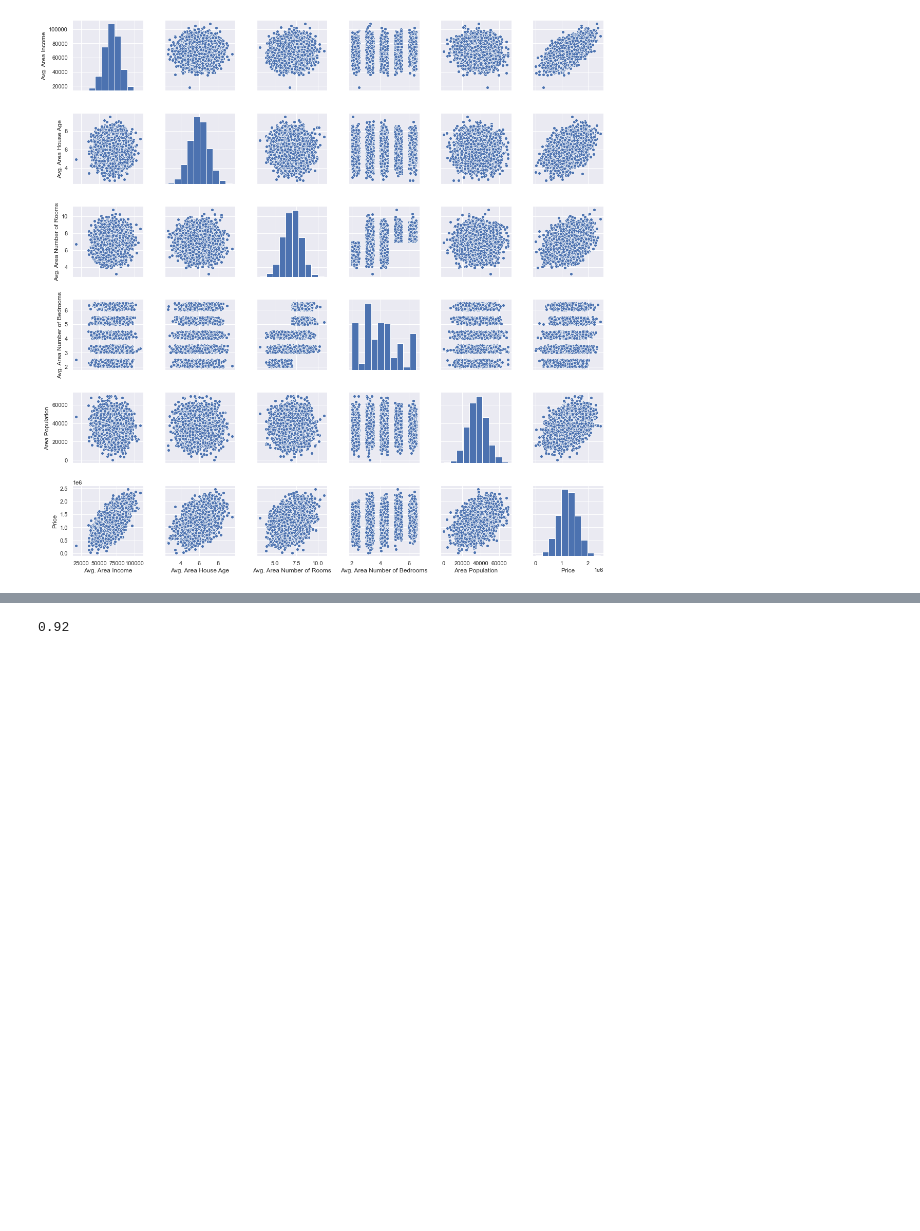
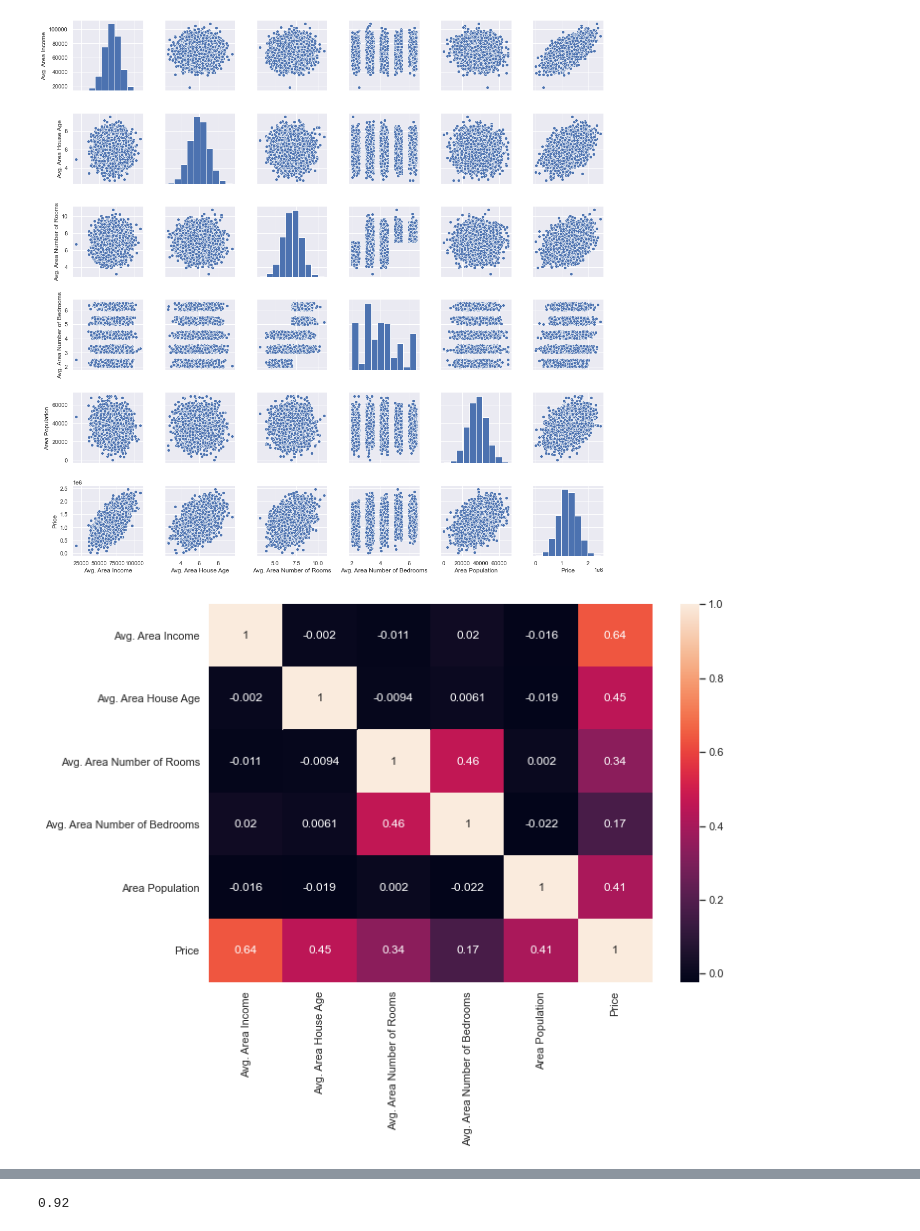
Before and after one commit to Nwosu-Ihueze/housing_regression, a Jupyter notebook: housing.ipynb, the cells around one changed output, grey strips where cells are left out. Saved outputs shown, nothing was run; the diff lists cells and outputs as text; code cells hidden in the pictures; blank space fills up the shorter version.

```diff
--- a/housing.ipynb
+++ b/housing.ipynb
@@ -73,6 +73,15 @@ sns.pairplot(USA_Housing)
 # %% [output]
 <seaborn.axisgrid.PairGrid at 0x...>
 [figure]
+# %%
+housing_corr = USA_Housing.corr()
+housing_corr
+
+plt.figure(figsize = (10,7))
+sns.heatmap(housing_corr, annot = True)
+plt.show()
+# %% [output]
+[figure, added]
 # %%
 #Scaling
 from sklearn.preprocessing import MinMaxScaler
```
Also changed, not shown: parts of 12 cells of this notebook.
